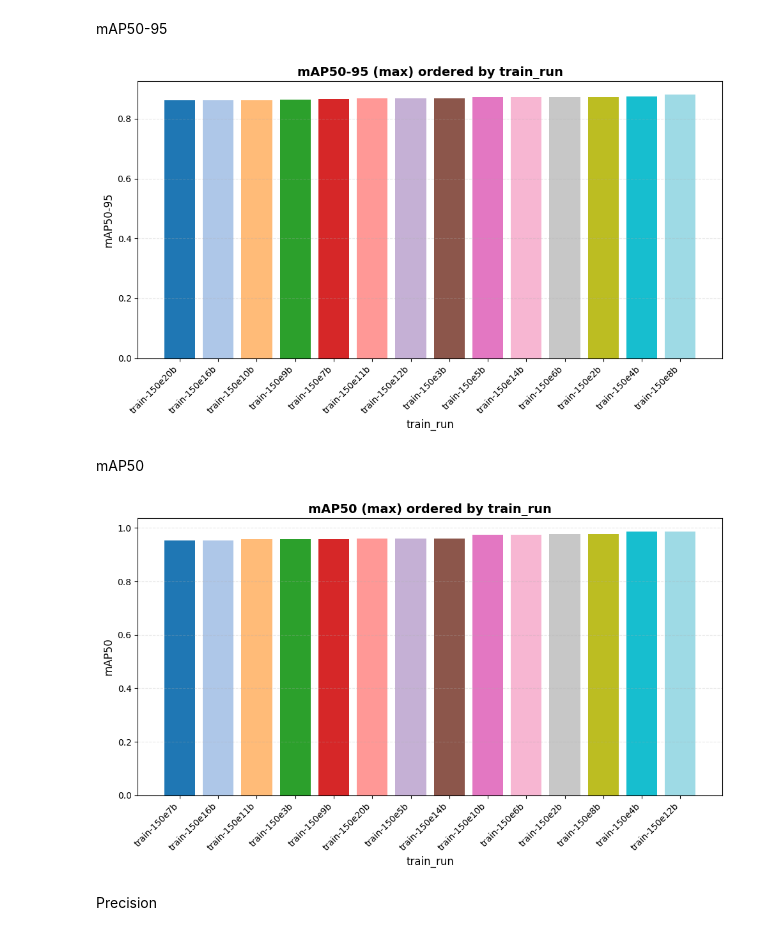
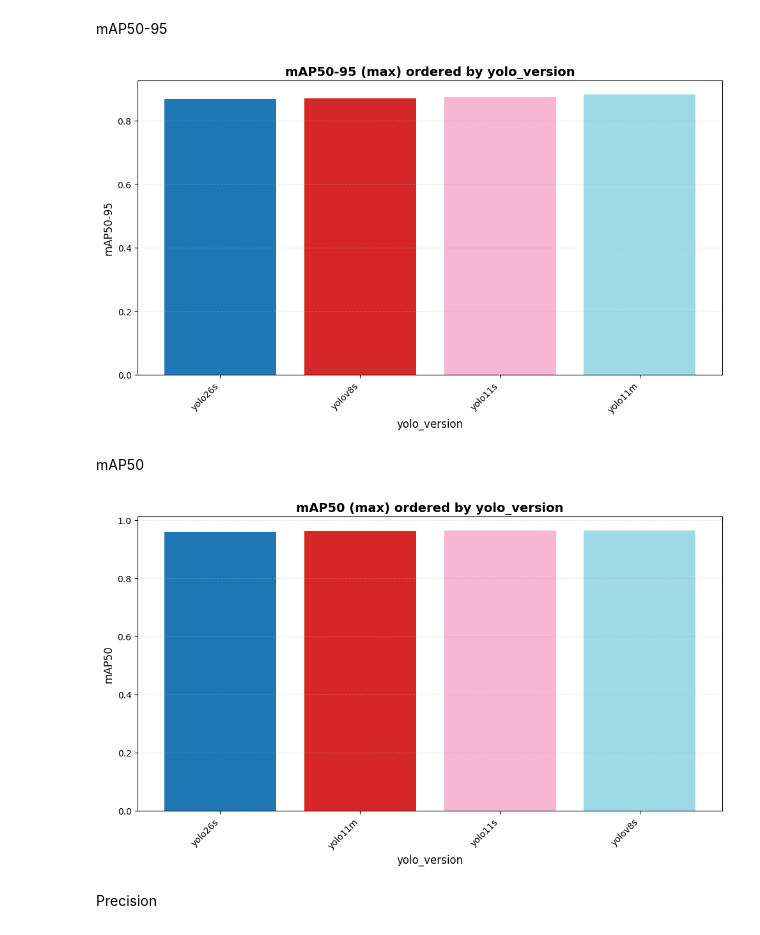
Before and after one commit to danielpiresribeiro123-code/cv_analyser_research, a Jupyter notebook: src/analysis/models/yolo/yolo_analysis.ipynb, the cells around one changed output. Drawn from its saved outputs; the diff is of its cells as text; code cells hidden in the pictures.

```diff
--- a/src/analysis/models/yolo/yolo_analysis.ipynb
+++ b/src/analysis/models/yolo/yolo_analysis.ipynb
@@ -580,15 +580,15 @@ def plot_sorted_bar(
 # %% [markdown]
 mAP50-95
 # %%
-plot_sorted_bar(df_yolo, "mAP50-95", group_col="train_run")
+plot_sorted_bar(df_yolo_text_photo, "mAP50-95", group_col="yolo_version")
 # %% [output]
-[figure, old version]
+[figure, new version]
 # %% [markdown]
 mAP50
 # %%
-plot_sorted_bar(df_yolo, "mAP50", group_col="train_run")
+plot_sorted_bar(df_yolo_text_photo, "mAP50", group_col="yolo_version")
 # %% [output]
-[figure, old version]
+[figure, new version]
 # %% [markdown]
 Precision
 # %%
```
Also changed, not shown: parts of 8 cells of this notebook, 6 other files.
